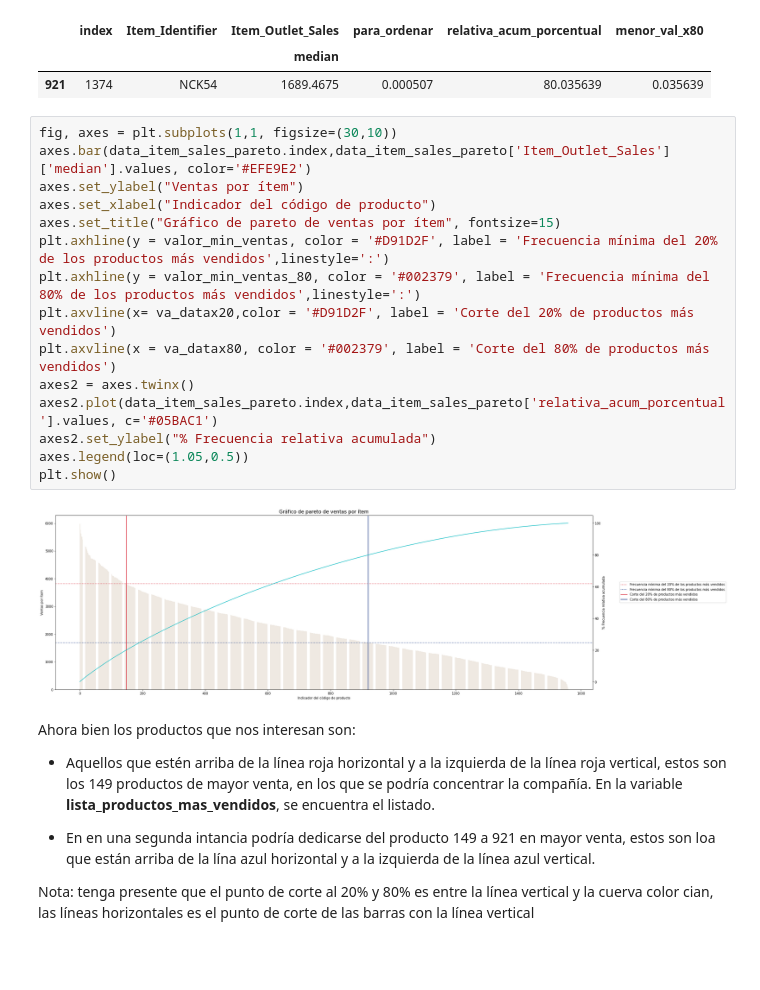
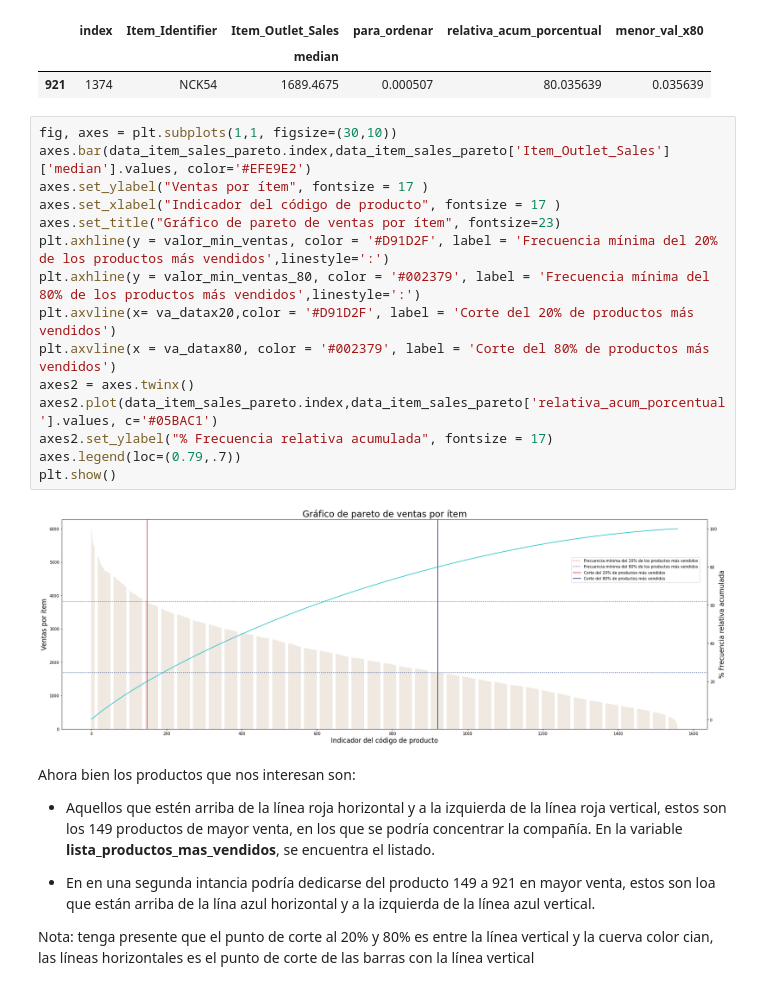
Before and after one commit to smaciasg/Ejercicios_DataScience_Coding_Dojo, a Jupyter notebook: Predicciones_de_ventas_alimenticias.ipynb, the cells around one changed output. Drawn from its saved outputs; the diff is of its cells as text; blank space fills up the shorter version.

```diff
--- a/Predicciones_de_ventas_alimenticias.ipynb
+++ b/Predicciones_de_ventas_alimenticias.ipynb
@@ -759,20 +759,20 @@ valor_x80[valor_x80['menor_val_x80']==relativa_acum_80]
 # %%
 fig, axes = plt.subplots(1,1, figsize=(30,10))
 axes.bar(data_item_sales_pareto.index,data_item_sales_pareto['Item_Outlet_Sales']['median'].values, color='#EFE9E2')
-axes.set_ylabel("Ventas por ítem")
-axes.set_xlabel("Indicador del código de producto")
-axes.set_title("Gráfico de pareto de ventas por ítem", fontsize=15)
+axes.set_ylabel("Ventas por ítem", fontsize = 17 )
+axes.set_xlabel("Indicador del código de producto", fontsize = 17 )
+axes.set_title("Gráfico de pareto de ventas por ítem", fontsize=23)
 plt.axhline(y = valor_min_ventas, color = '#D91D2F', label = 'Frecuencia mínima del 20% de los productos más vendidos',linestyle=':')
 plt.axhline(y = valor_min_ventas_80, color = '#002379', label = 'Frecuencia mínima del 80% de los productos más vendidos',linestyle=':')
 plt.axvline(x= va_datax20,color = '#D91D2F', label = 'Corte del 20% de productos más vendidos')
 plt.axvline(x = va_datax80, color = '#002379', label = 'Corte del 80% de productos más vendidos')
 axes2 = axes.twinx()
 axes2.plot(data_item_sales_pareto.index,data_item_sales_pareto['relativa_acum_porcentual'].values, c='#05BAC1')
-axes2.set_ylabel("% Frecuencia relativa acumulada")
-axes.legend(loc=(1.05,0.5))
+axes2.set_ylabel("% Frecuencia relativa acumulada", fontsize = 17)
+axes.legend(loc=(0.79,.7))
 plt.show()
 # %% [output]
-[figure, old version]
+[figure, new version]
 # %% [markdown]
   Ahora bien los productos que nos interesan son:
 
```
Also changed, not shown: parts of 157 cells of this notebook.
